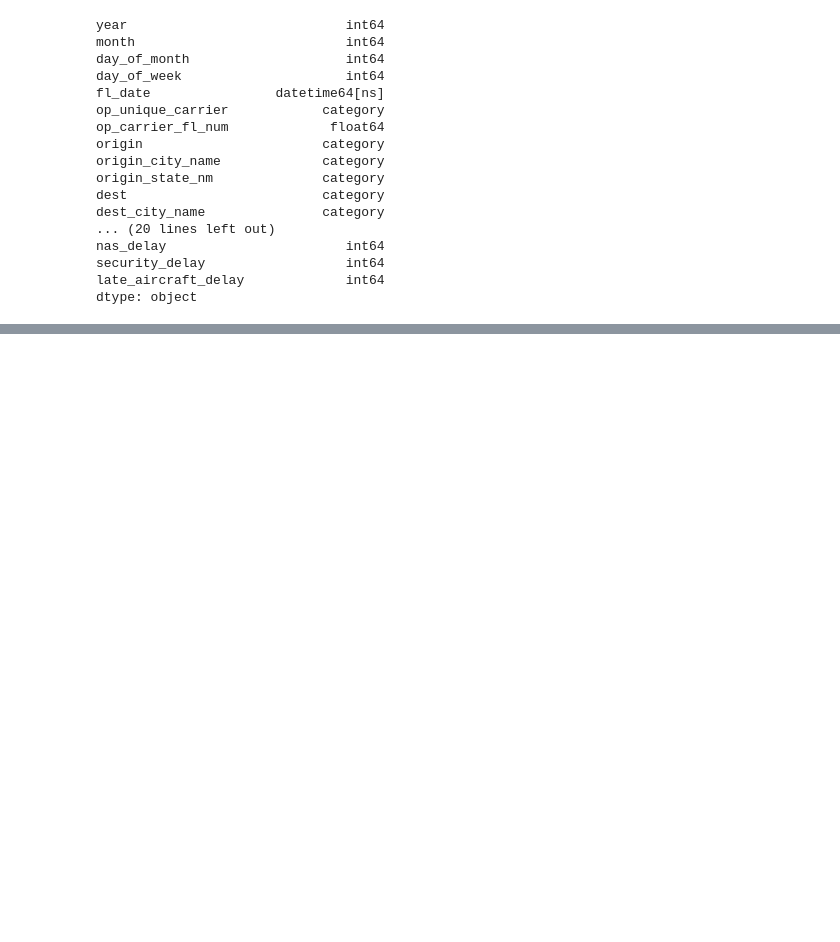
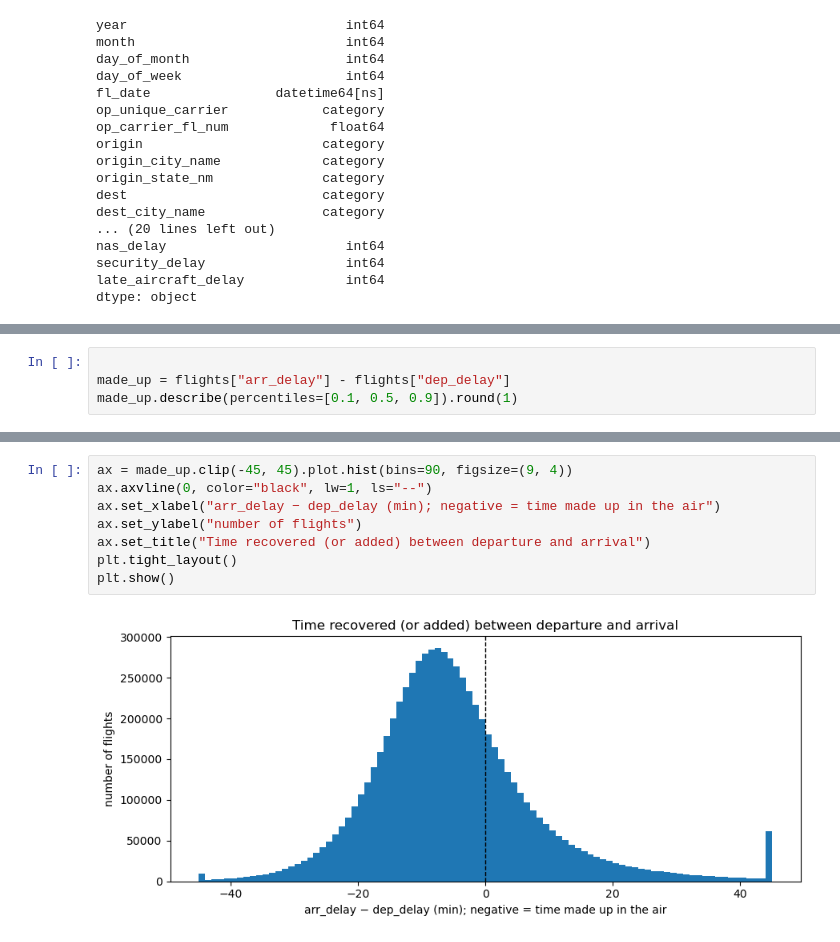
Before and after one commit to AdelinChaushev/Flight-Delay, a Jupyter notebook: notebooks/Eda.ipynb, the cells around one changed output, grey strips where cells are left out. Saved outputs shown, nothing was run; the diff lists cells and outputs as text; blank space fills up the shorter version.

```diff
--- a/notebooks/Eda.ipynb
+++ b/notebooks/Eda.ipynb
@@ -278,0 +388,4 @@ dtype: object
+# %%
+
+made_up = flights["arr_delay"] - flights["dep_delay"]
+made_up.describe(percentiles=[0.1, 0.5, 0.9]).round(1)
@@ -278,0 +402,10 @@ dtype: object
+# %%
+ax = made_up.clip(-45, 45).plot.hist(bins=90, figsize=(9, 4))
+ax.axvline(0, color="black", lw=1, ls="--")
+ax.set_xlabel("arr_delay − dep_delay (min); negative = time made up in the air")
+ax.set_ylabel("number of flights")
+ax.set_title("Time recovered (or added) between departure and arrival")
+plt.tight_layout()
+plt.show()
+# %% [output]
+[figure, added]
```
Also changed, not shown: parts of 35 cells of this notebook.
